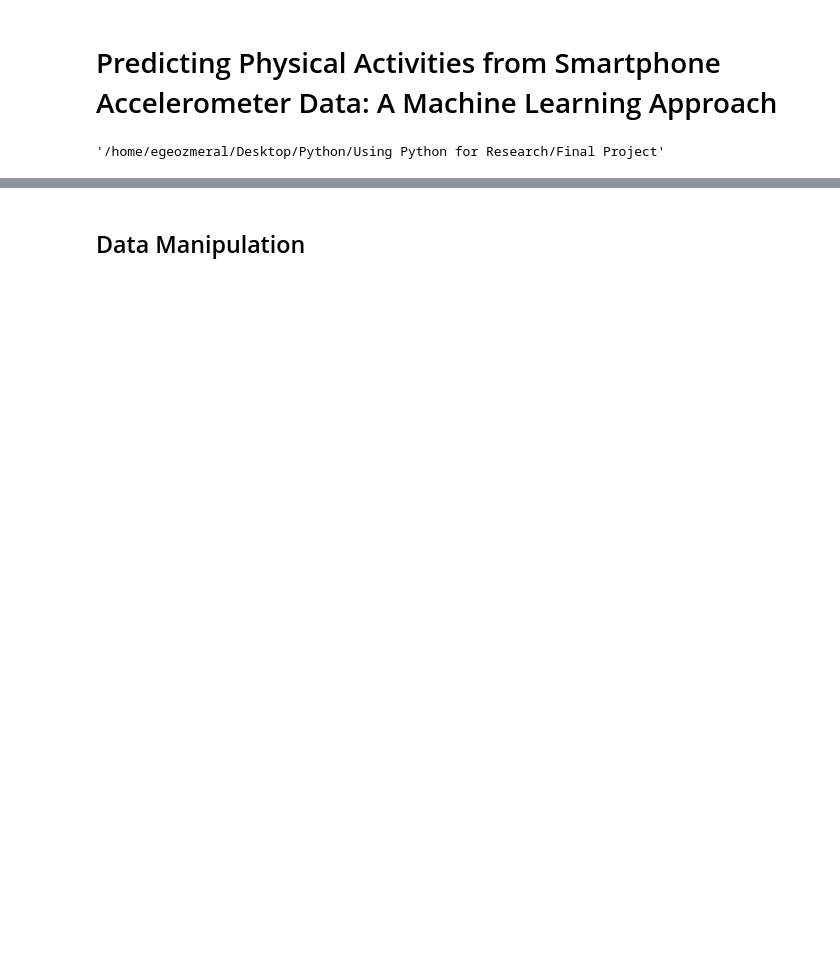
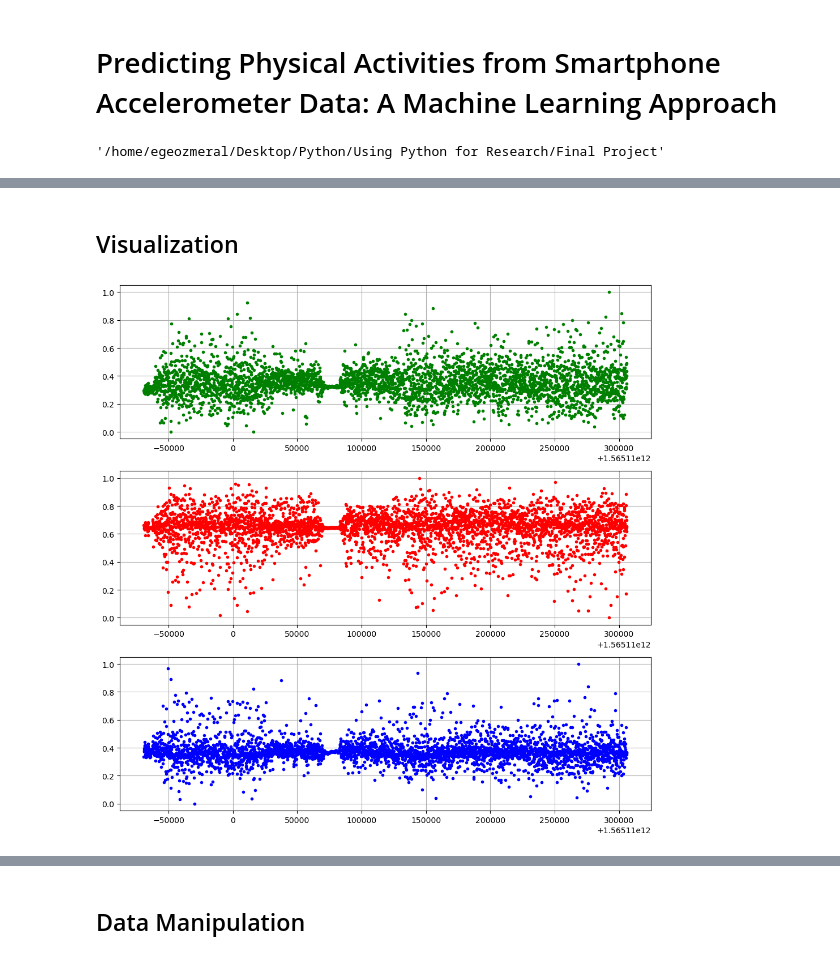
Before and after one commit to wittyphysicist/Final-Project-for-Using-Python-for-Research, a Jupyter notebook: Final Project for Using Python for Research.ipynb, the cells around one changed output, grey strips where cells are left out. Drawn from its saved outputs; the diff is of its cells as text; code cells hidden in the pictures; blank space fills up the shorter version.

```diff
--- a/Final Project for Using Python for Research.ipynb
+++ b/Final Project for Using Python for Research.ipynb
@@ -56,0 +61,10 @@ train_labels
+# %%
+nm_x = (x-min(x))/(max(x) - min(x))
+nm_y = (y-min(y))/(max(y) - min(y))
+nm_z = (z-min(z))/(max(z) - min(z))
+
+merged_data['x'] = nm_x; merged_data['y'] = nm_y; merged_data['z'] = nm_z
+
+nm_merged_data = merged_data
+
+nm_merged_data
@@ -56,0 +85,33 @@ train_labels
+# %% [markdown]
+## Visualization
+# %%
+t = train_time_series["timestamp"]
+
+# Create a figure with 1 row and 3 columns of subplots
+fig, axes = plt.subplots(3, 1, figsize=(10, 10))
+
+labels = [1,2,3]
+colors = ['g.', 'r.', 'b.']
+
+for j in range(len(colors)):
+    axis = ["x"]
+
+    axes[j].plot(t,x,colors[j])
+    axes[j].grid()
+
+    plt.tight_layout()
+    plt.show()
+
+axes[0].plot(t,nm_x,"g.")
+axes[0].grid()
+
+axes[1].plot(t,nm_y,"r.")
+axes[1].grid()
+
+axes[2].plot(t,nm_z,"b.")
+axes[2].grid()
+
+plt.tight_layout()
+plt.show()
+# %% [output]
+[figure, added]
```
Also changed, not shown: parts of 22 cells of this notebook.
